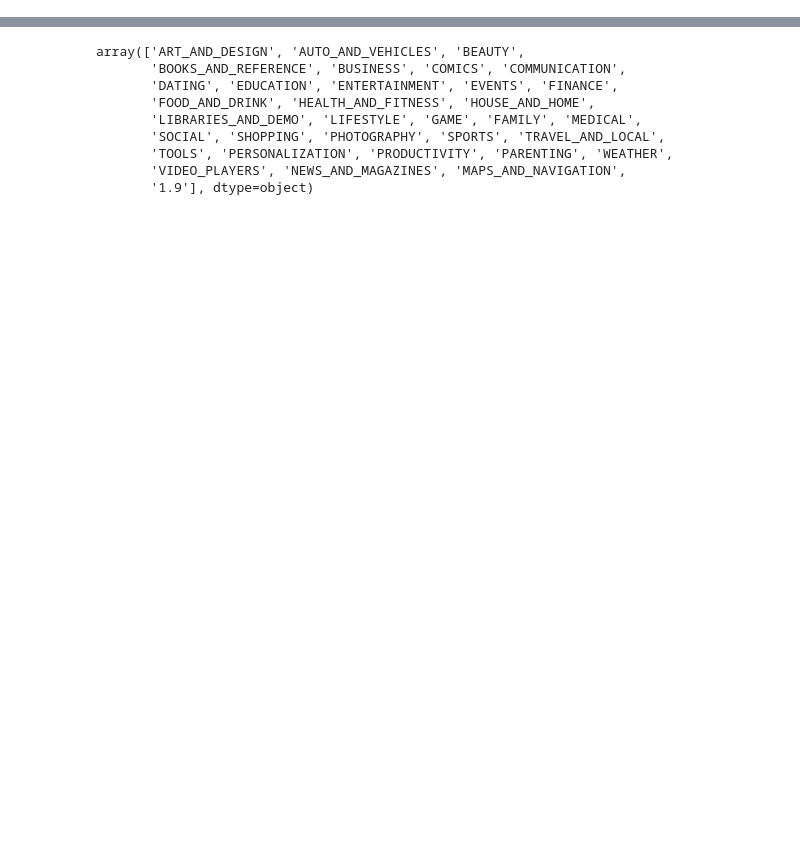
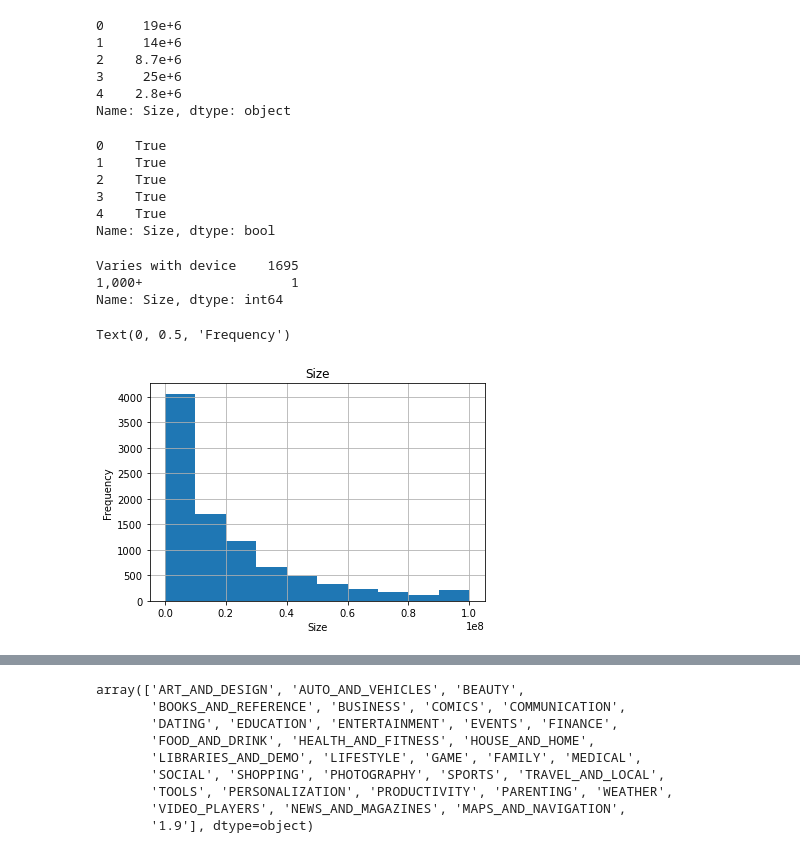
Before and after one commit to musaabshirgar1/business-analytics, a Jupyter notebook: index.ipynb, the cells around one changed output, grey strips where cells are left out. Saved outputs shown, nothing was run; the diff lists cells and outputs as text; code cells hidden in the pictures; blank space fills up the shorter version.

```diff
--- a/index.ipynb
+++ b/index.ipynb
@@ -26,0 +96,12 @@ df.head()
+# %%
+#Removing M's and k's to convert string to numeric values
+df.Size = df.Size.str.replace('M','e+6')
+df.Size = df.Size.str.replace('k','e+3')
+df.Size.head()
+# %% [output]
+0     19e+6
+1     14e+6
+2    8.7e+6
+3     25e+6
+4    2.8e+6
+Name: Size, dtype: object
@@ -26,0 +116,17 @@ df.head()
+# %%
+#Create a temp data frame which is a boolean array contains true for all float items
+df_temp = df.Size.apply(lambda x: is_item_convertible_to_numeric(x))
+df_temp.head()
+# %% [output]
+0    True
+1    True
+2    True
+3    True
+4    True
+Name: Size, dtype: bool
+# %%
+df.Size[~df_temp].value_counts()
+# %% [output]
+Varies with device    1695
+1,000+                   1
+Name: Size, dtype: int64
@@ -27 +142,9 @@ df.head()
+# %%
+#Plotting histogram for Column Size (Frequency)
+df.hist(column='Size')
+plt.xlabel('Size')
+plt.ylabel('Frequency')
+# %% [output]
+Text(0, 0.5, 'Frequency')
+[figure, added]
 # %%
```
Also changed, not shown: parts of 19 cells of this notebook.
